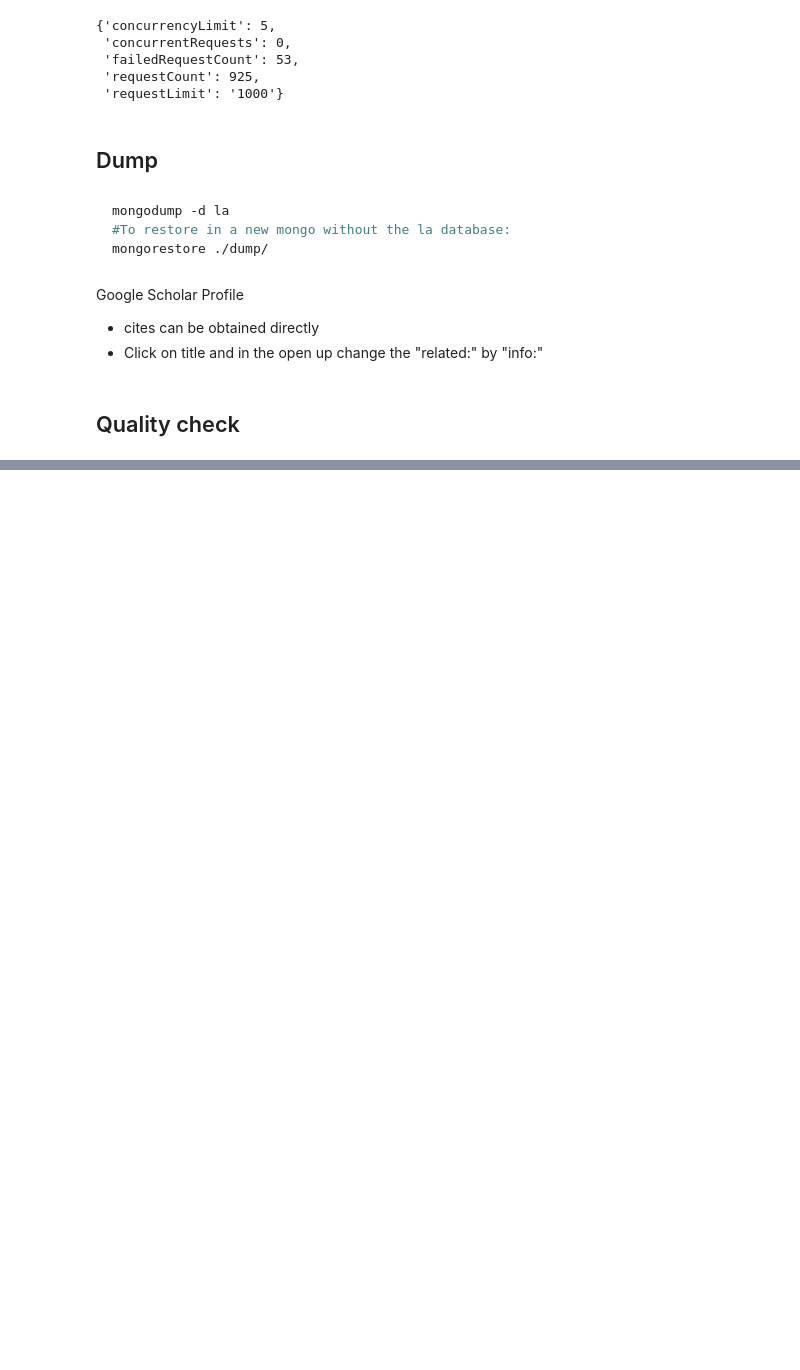
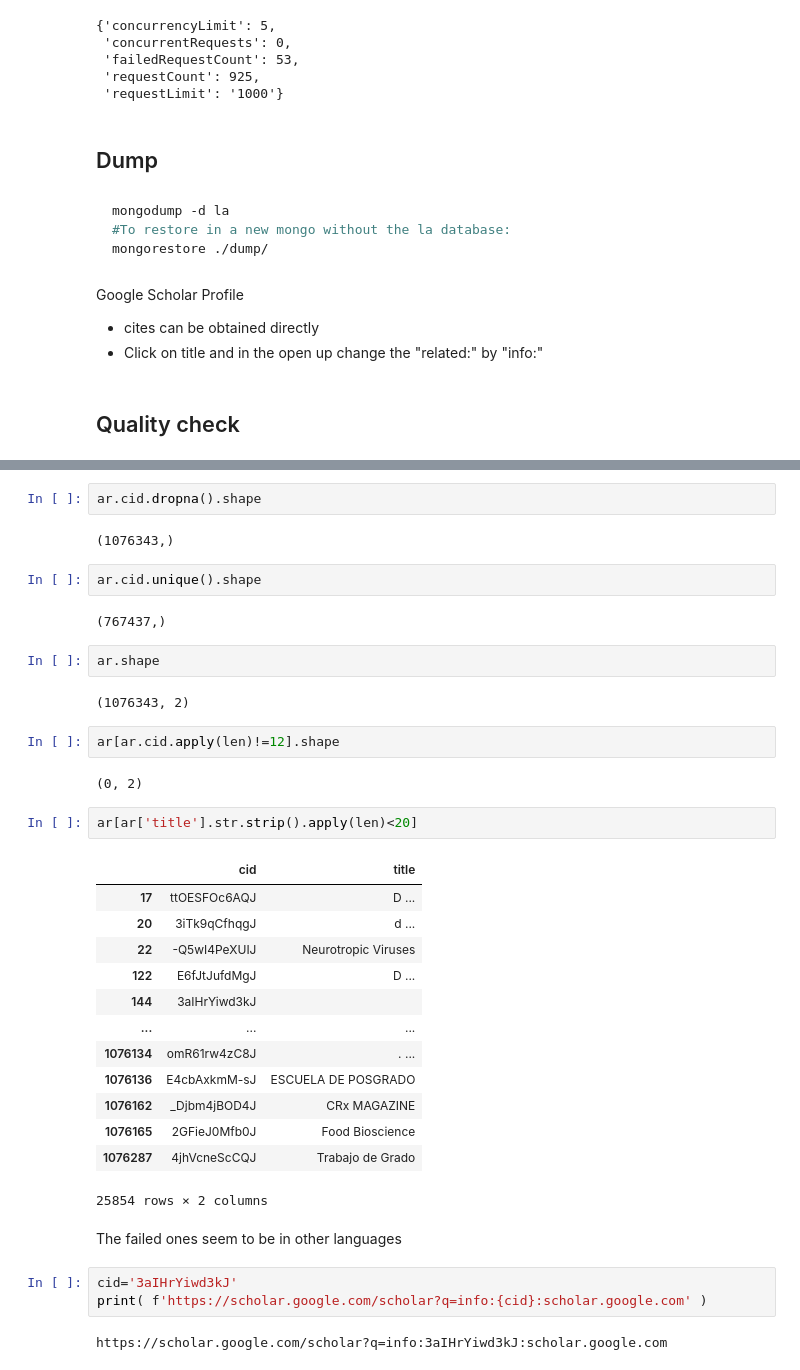
Before and after one commit to restrepo/colav, a Jupyter notebook: argentina.ipynb, the cells around one changed output, grey strips where cells are left out. Drawn from its saved outputs; the diff is of its cells as text; blank space fills up the shorter version.

```diff
--- a/argentina.ipynb
+++ b/argentina.ipynb
@@ -363,0 +364,39 @@ print(time.time()-s)
+# %%
+ar.cid.dropna().shape
+# %% [output]
+(1076343,)
+# %%
+ar.cid.unique().shape
+# %% [output]
+(767437,)
+# %%
+ar.shape
+# %% [output]
+(1076343, 2)
+# %%
+ar[ar.cid.apply(len)!=12].shape
+# %% [output]
+(0, 2)
+# %%
+ar[ar['title'].str.strip().apply(len)<20]
+# %% [output]
+|  | cid | title |
+| 17 | ttOESFOc6AQJ | D ... |
+| 20 | 3iTk9qCfhqgJ | d ... |
+| 22 | -Q5wI4PeXUIJ | Neurotropic Viruses |
+| 122 | E6fJtJufdMgJ | D ... |
+| 144 | 3aIHrYiwd3kJ |  |
+| ... | ... | ... |
+| 1076134 | omR61rw4zC8J | . ... |
+| 1076136 | E4cbAxkmM-sJ | ESCUELA DE POSGRADO |
+| 1076162 | _Djbm4jBOD4J | CRx MAGAZINE |
+| 1076165 | 2GFieJ0Mfb0J | Food Bioscience |
+| 1076287 | 4jhVcneScCQJ | Trabajo de Grado |
+25854 rows × 2 columns
+# %% [markdown]
+The failed ones seem to be in other languages
+# %%
+cid='3aIHrYiwd3kJ'
+print( f'https://scholar.google.com/scholar?q=info:{cid}:scholar.google.com' )
+# %% [output]
+https://scholar.google.com/scholar?q=info:3aIHrYiwd3kJ:scholar.google.com
```
Also changed, not shown: parts of 1 cell of this notebook, 2 other files.
